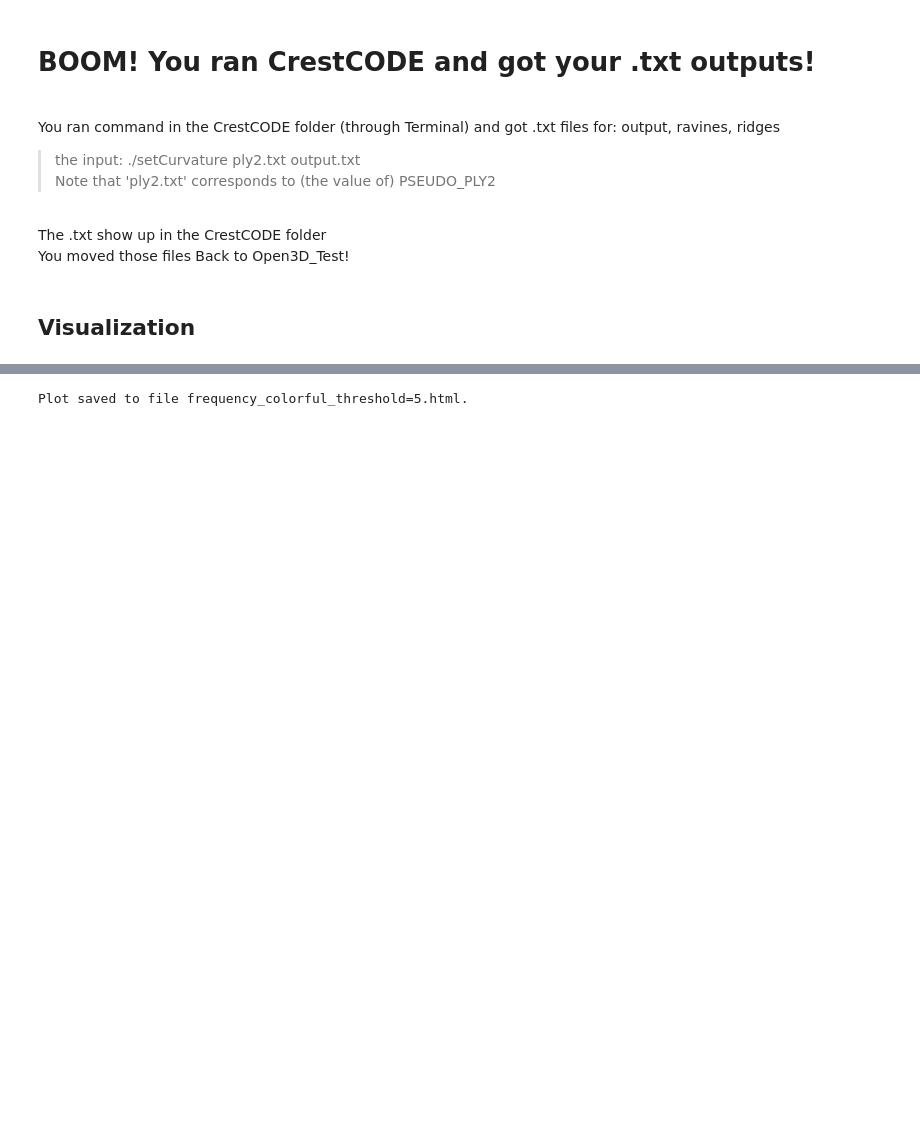
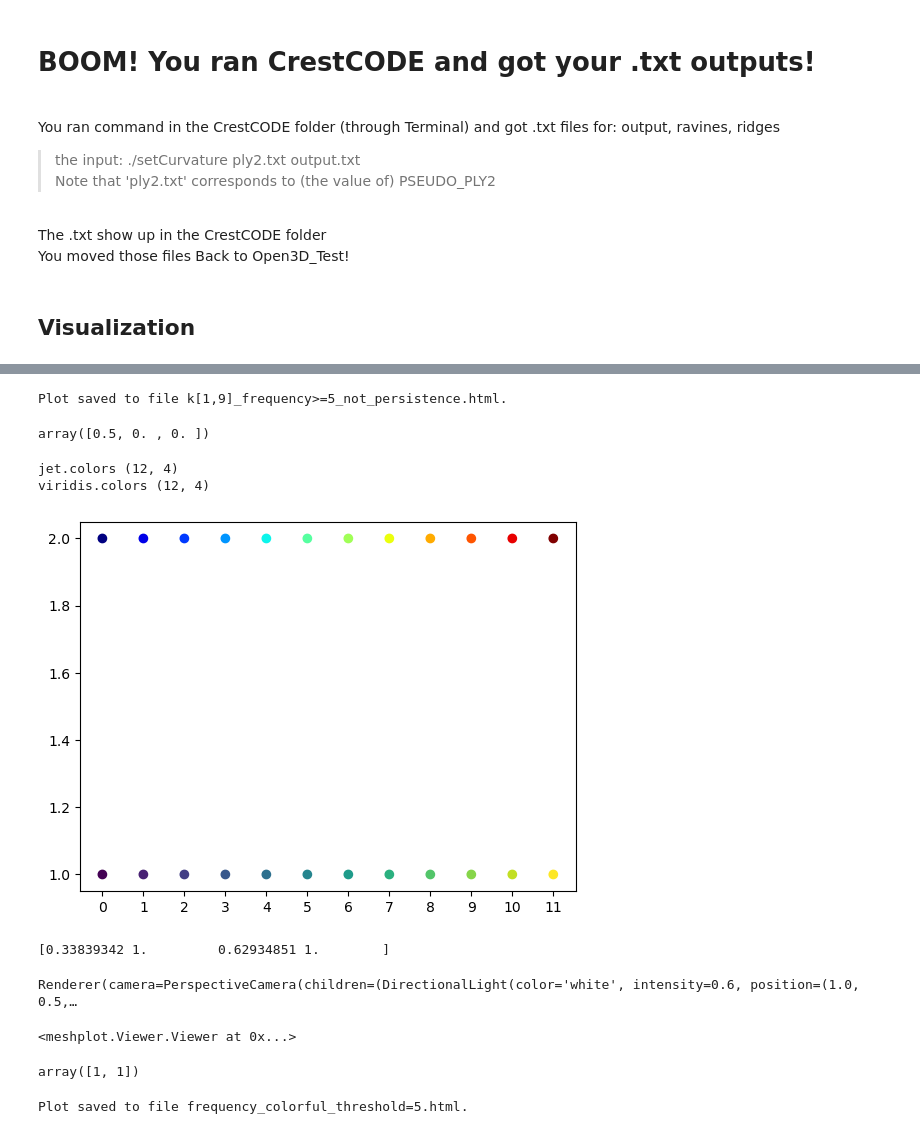
Before and after one commit to JasonLiu2024/Automatic-Feature-Extraction-from-LiDAR-Point-Cloud-Data, a Jupyter notebook: Open3D_Test/AnalysisPackage_v1.ipynb, the cells around one changed output, grey strips where cells are left out. Cells and saved outputs as stored; diff of their text form; code cells hidden in the pictures; blank space fills up the shorter version.

Commit message:
jet coloring by persistence

```diff
--- a/Open3D_Test/AnalysisPackage_v1.ipynb
+++ b/Open3D_Test/AnalysisPackage_v1.ipynb
@@ -225,3 +288,73 @@ Renderer(camera=PerspectiveCamera(children=(DirectionalLight(color='white', inte
+# %%
+q.save(filename="k[1,9]_frequency>=5_not_persistence")
+# %% [output]
+Plot saved to file k[1,9]_frequency>=5_not_persistence.html.
+# %%
+# input: frequency_value in [1, MAX_neighbor]
+#   frequency_value = 0 is given white color RGB = [1, 1, 1]
+# output: ndarray (3,) of RGB = [R, G, B]
+def getJetColor(frequency_value):
+    jet = cm.get_cmap('jet') # extract 'jet' colormap from matplotlib; type: matplotlib.colors.LinearSegmentedColormap
+    jet_custom = jet(np.linspace(0, 1, MAX_neighbor)) # get evenly-spaced colors, type: ndarray
+    # if frequency is 0,
+    frequency_index = frequency_value - 1
+    return jet_custom[frequency_index][0:3]
+getJetColor(10)
+# %% [output]
+array([0.5, 0. , 0. ])
+# %%
+jet = cm.get_cmap('jet')
+jet_12_colors = jet(np.linspace(0, 1, 12))
+print('jet.colors', jet_12_colors.shape)
+
+viridis = cm.get_cmap('viridis', 12)
+print('viridis.colors', viridis.colors.shape)
+
+plt.scatter(range(12), np.repeat(2, 12), color=jet_12_colors)
+plt.scatter(range(12), np.repeat(1, 12), color=viridis.colors)
+plt.xticks(range(12))
+plt.show()
+print(jet_12_colors[5])
+# %% [output]
+jet.colors (12, 4)
+viridis.colors (12, 4)
+[figure, added]
+[0.33839342 1.         0.62934851 1.        ]
+# %%
+V = np.array([
+    [0., 0, 0],
+    [1, 0, 0],
+    [1, 1, 1],
+    [2, 1, 0]
+])
+
+F = np.array([
+    [0, 1, 2],
+    [1, 3, 2]
+])
+
+color = np.array([
+    [1.0, 1.0, 1.0],
+    [1.0, 1.0, 1.0]
+])
+
+color1 = np.array([
+    0.33839342, 1.0, 0.62934851
+])
+
+mp.plot(V, F, c=color1)
+# %% [output]
+Renderer(camera=PerspectiveCamera(children=(DirectionalLight(color='white', intensity=0.6, position=(1.0, 0.5,…
+<meshplot.Viewer.Viewer at 0x...>
+# %%
+test = np.array([
+    [1,1],
+    [2,2]
+])
+
+test[0]
+# %% [output]
+array([1, 1])
 # %%
 q.save(filename="frequency_colorful_threshold=5")
 # %% [output]
```
Also changed, not shown: parts of 7 cells of this notebook, 1 other file.
